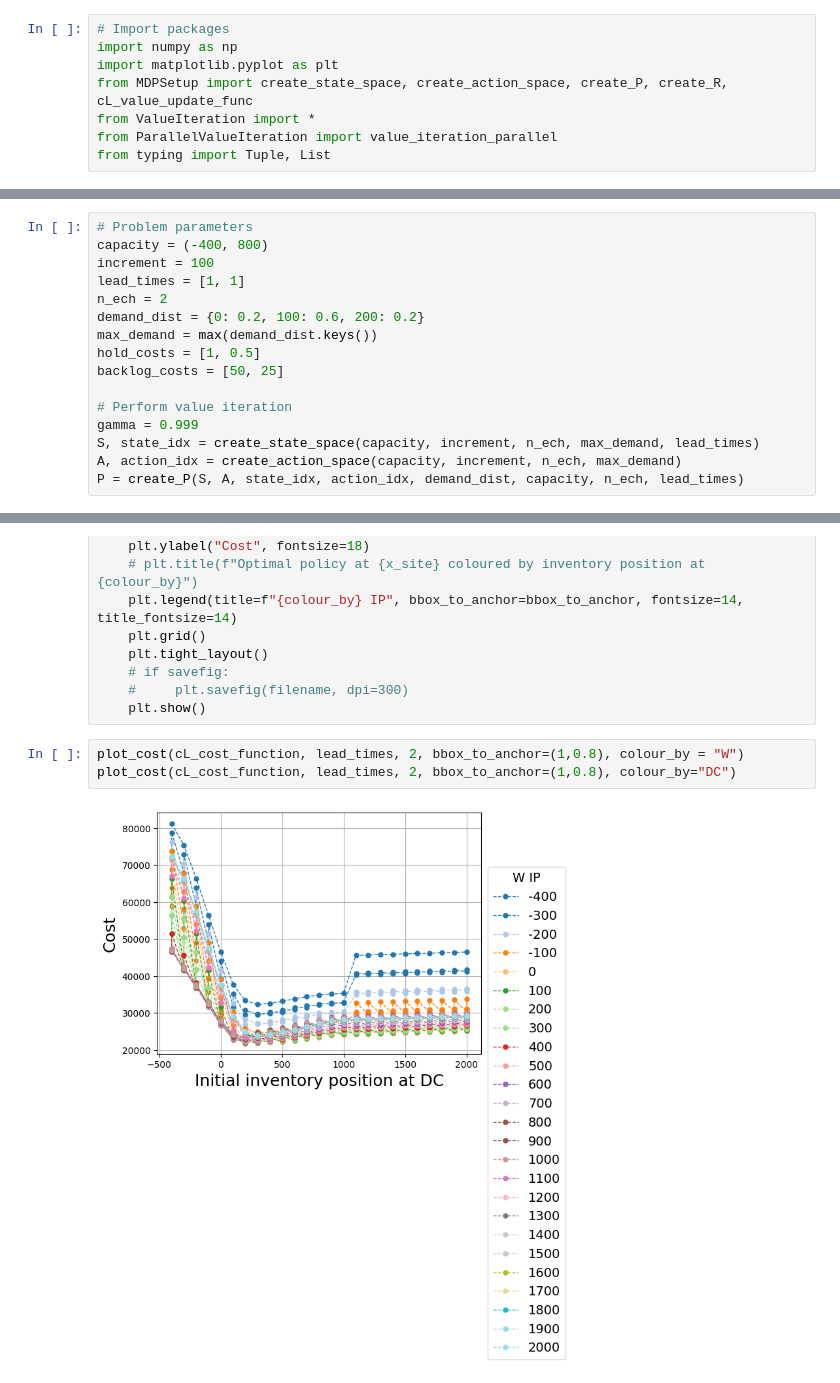
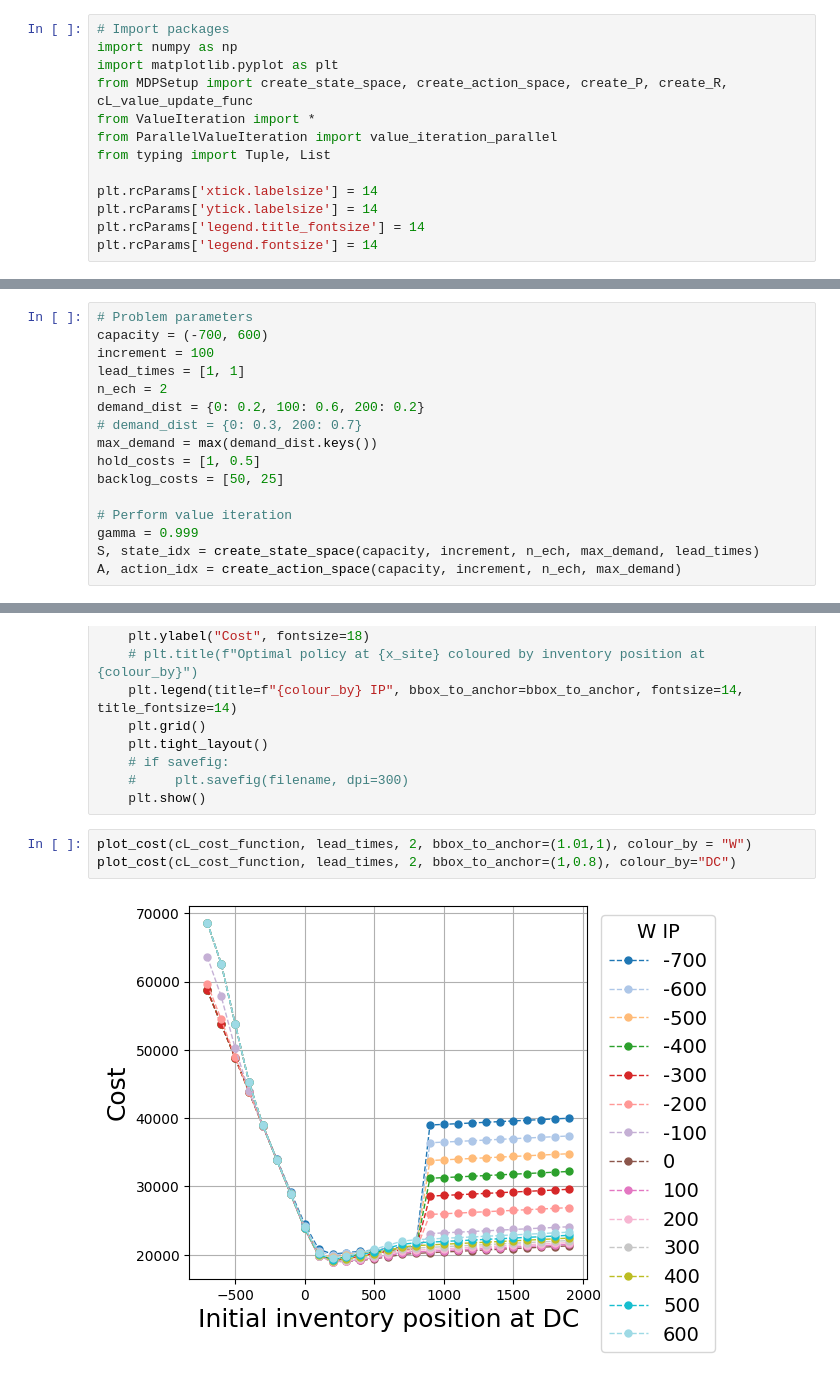
Before and after one commit to turtlesoul25/STOR-i_IM_PhDResearchProposal, a Jupyter notebook: Solve2echLeadMDPs.ipynb, the cells around one changed output, grey strips where cells are left out. Saved outputs shown, nothing was run; the diff lists cells and outputs as text.

```diff
--- a/Solve2echLeadMDPs.ipynb
+++ b/Solve2echLeadMDPs.ipynb
@@ -6,4 +6,9 @@ from MDPSetup import create_state_space, create_action_space, create_P, create_R
 from ValueIteration import *
 from ParallelValueIteration import value_iteration_parallel
 from typing import Tuple, List
+
+plt.rcParams['xtick.labelsize'] = 14
+plt.rcParams['ytick.labelsize'] = 14
+plt.rcParams['legend.title_fontsize'] = 14
+plt.rcParams['legend.fontsize'] = 14
 # %% [markdown]
@@ -12,11 +17,12 @@ from typing import Tuple, List
 ## Centralised problem
 # %%
 # Problem parameters
-capacity = (-400, 800)
+capacity = (-700, 600)
 increment = 100
 lead_times = [1, 1]
 n_ech = 2
 demand_dist = {0: 0.2, 100: 0.6, 200: 0.2}
+# demand_dist = {0: 0.3, 200: 0.7}
 max_demand = max(demand_dist.keys())
 hold_costs = [1, 0.5]
 backlog_costs = [50, 25]
@@ -25,4 +31,3 @@ backlog_costs = [50, 25]
 gamma = 0.999
 S, state_idx = create_state_space(capacity, increment, n_ech, max_demand, lead_times)
 A, action_idx = create_action_space(capacity, increment, n_ech, max_demand)
-P = create_P(S, A, state_idx, action_idx, demand_dist, capacity, n_ech, lead_times)
@@ -281,7 +401,7 @@ def plot_cost(optimal_dict, lead_times, n_ech, colour_by="W", bbox_to_anchor=Non
     #     plt.savefig(filename, dpi=300)
     plt.show()
 # %%
-plot_cost(cL_cost_function, lead_times, 2, bbox_to_anchor=(1,0.8), colour_by = "W")
+plot_cost(cL_cost_function, lead_times, 2, bbox_to_anchor=(1.01,1), colour_by = "W")
 plot_cost(cL_cost_function, lead_times, 2, bbox_to_anchor=(1,0.8), colour_by="DC")
 # %% [output]
-[figure, old version]
+[figure, new version]
```
Also changed, not shown: parts of 17 cells of this notebook, 8 other files.
